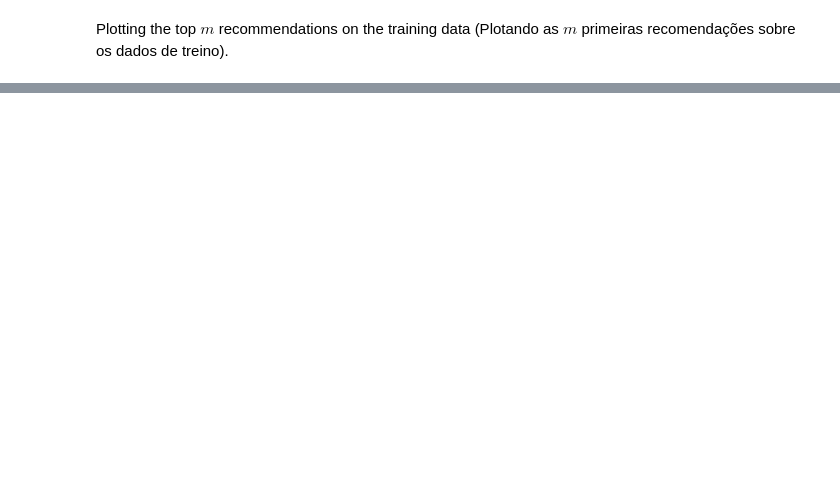
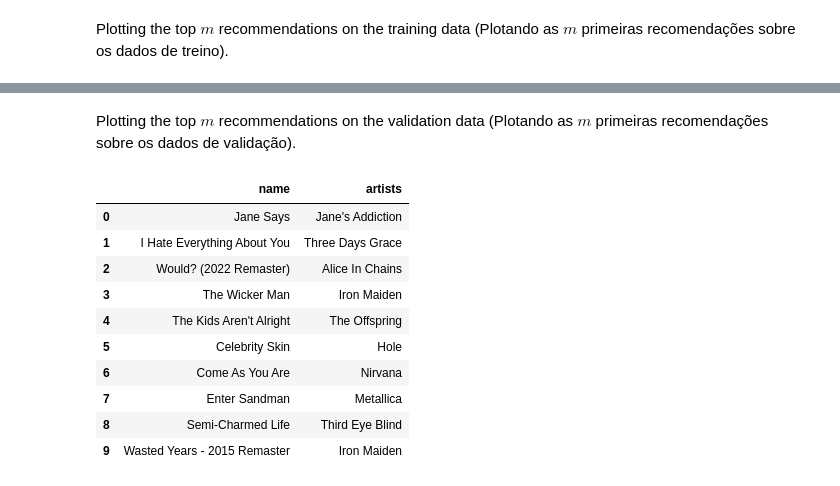
Before and after one commit to guidasneves/spotify_recsys, a Jupyter notebook: end_to_end_system.ipynb, the cells around one changed output, grey strips where cells are left out. Saved outputs shown, nothing was run; the diff lists cells and outputs as text; code cells hidden in the pictures; blank space fills up the shorter version.

```diff
--- a/end_to_end_system.ipynb
+++ b/end_to_end_system.ipynb
@@ -1446,0 +1549,3 @@ sorted_items_train.head(10)
+# %%
+y_hat_cv = model.predict([user_cv_norm, item_cv_norm], verbose=0)
+y_hat_cv[:10]
@@ -1446,0 +1563,29 @@ sorted_items_train.head(10)
+# %% [markdown]
+Plotting the top $m$ recommendations on the validation data (Plotando as $m$ primeiras recomendações sobre os dados de validação).
+# %%
+m = 10
+
+# Sorting the vector with the predictions in descending order and selecting only the indexes
+# Ordenando o vetor com as previsões em ordem decrescente e selecionando apenas os índices
+sorted_idx_cv = np.argsort(-y_hat_cv, axis=0).squeeze().tolist()
+# Slicing only the indices present in the training dataset in the complete dataset
+# Selecionando apenas os índices presentes no dataset de treino no dataset completo
+items_cv = items.iloc[item_cv.index].reset_index().drop(columns=['index']).copy()
+# Slicing the recommended indexes in the training items dataset, to sort it in the same order
+# Selecionando os índices recomendados no dataset de items de treino, para ordená-lo na mesma ordem
+sorted_items_cv = items_cv.iloc[sorted_idx_cv].reset_index().drop(columns=['index']).copy()
+# Plotting the top m recommended items
+# Plotando os top m items recomendados
+sorted_items_cv.head(m)
+# %% [output]
+|  | name | artists |
+| 0 | Jane Says | Jane's Addiction |
+| 1 | I Hate Everything About You | Three Days Grace |
+| 2 | Would? (2022 Remaster) | Alice In Chains |
+| 3 | The Wicker Man | Iron Maiden |
+| 4 | The Kids Aren't Alright | The Offspring |
+| 5 | Celebrity Skin | Hole |
+| 6 | Come As You Are | Nirvana |
+| 7 | Enter Sandman | Metallica |
+| 8 | Semi-Charmed Life | Third Eye Blind |
+| 9 | Wasted Years - 2015 Remaster | Iron Maiden |
```
Also changed, not shown: parts of 23 cells of this notebook.
